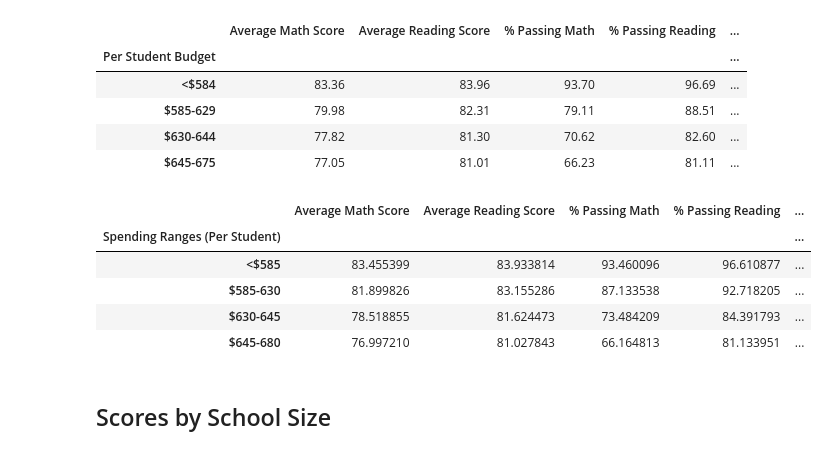
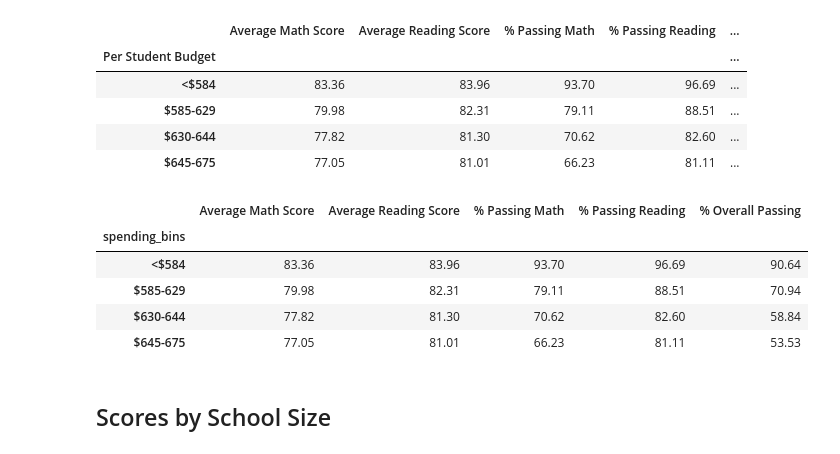
Before and after one commit to hazelmena/pandas-challenge, a Jupyter notebook: PyCitySchools_starter-Copy1.ipynb, the cells around one changed output. Drawn from its saved outputs; the diff is of its cells as text; code cells hidden in the pictures.

```diff
--- a/PyCitySchools_starter-Copy1.ipynb
+++ b/PyCitySchools_starter-Copy1.ipynb
@@ -430,16 +433,35 @@ overall_passing_spending = school_spending_df.groupby(["Spending Ranges (Per Stu
-# %%
-# Assemble into DataFrame
-spending_summary =
-
-# Display results
-spending_summary
-# %% [output]
-|  | Average Math Score | Average Reading Score | % Passing Math | % Passing Reading | ... |
-| Spending Ranges (Per Student) |  |  |  |  | ... |
-| <$585 | 83.455399 | 83.933814 | 93.460096 | 96.610877 | ... |
-| $585-630 | 81.899826 | 83.155286 | 87.133538 | 92.718205 | ... |
-| $630-645 | 78.518855 | 81.624473 | 73.484209 | 84.391793 | ... |
-| $645-680 | 76.997210 | 81.027843 | 66.164813 | 81.133951 | ... |
+# %%
+#  Calculate averages for the desired columns.
+by_spending = school_data_complete.groupby('spending_bins')
+
+
+avg_math = by_spending['math_score'].mean()
+
+avg_read = by_spending['reading_score'].mean()
+pass_math = school_data_complete[school_data_complete['math_score'] >= 70].groupby('spending_bins')['Student ID'].count()/by_spending['Student ID'].count()*100
+pass_read = school_data_complete[school_data_complete['reading_score'] >= 70].groupby('spending_bins')['Student ID'].count()/by_spending['Student ID'].count()*100
+# %%
+# Assemble into DataFrame
+scores_by_spend = pd.DataFrame({
+    "Average Math Score": avg_math,
+    "Average Reading Score": avg_read,
+    "% Passing Math": pass_math,
+    "% Passing Reading": pass_read,
+    "% Overall Passing": overall})
+
+# Display results
+scores_by_spend.style.format({'Average Math Score': '{:.2f}',
+                              'Average Reading Score': '{:.2f}',
+                              '% Passing Math': '{:.2f}',
+                              '% Passing Reading':'{:.2f}',
+                              '% Overall Passing': '{:.2f}'})
+# %% [output]
+|  | Average Math Score | Average Reading Score | % Passing Math | % Passing Reading | % Overall Passing |
+| spending_bins |  |  |  |  |  |
+| <$584 | 83.36 | 83.96 | 93.70 | 96.69 | 90.64 |
+| $585-629 | 79.98 | 82.31 | 79.11 | 88.51 | 70.94 |
+| $630-644 | 77.82 | 81.30 | 70.62 | 82.60 | 58.84 |
+| $645-675 | 77.05 | 81.01 | 66.23 | 81.11 | 53.53 |
 # %% [markdown]
 ## Scores by School Size
 # %%
```
Also changed, not shown: parts of 4 cells of this notebook.
